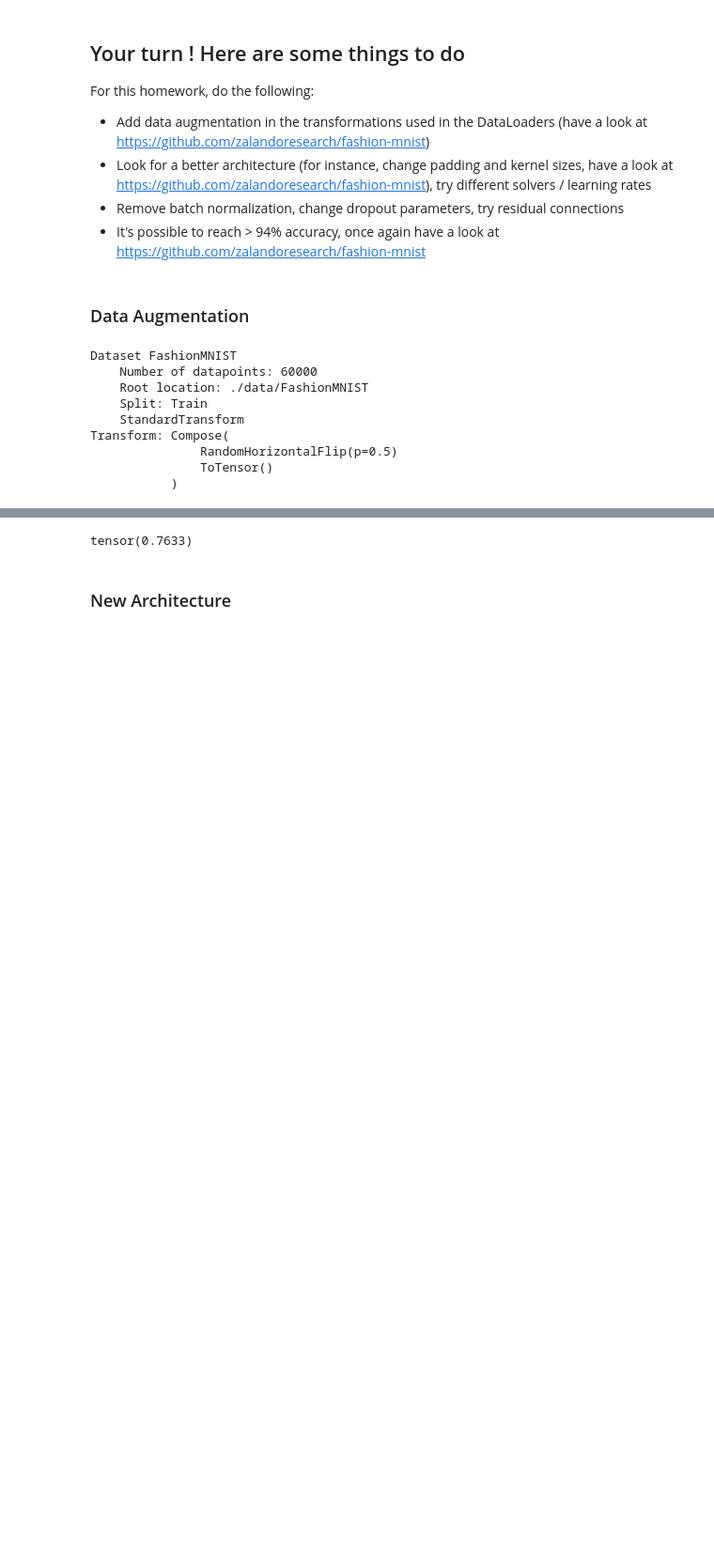
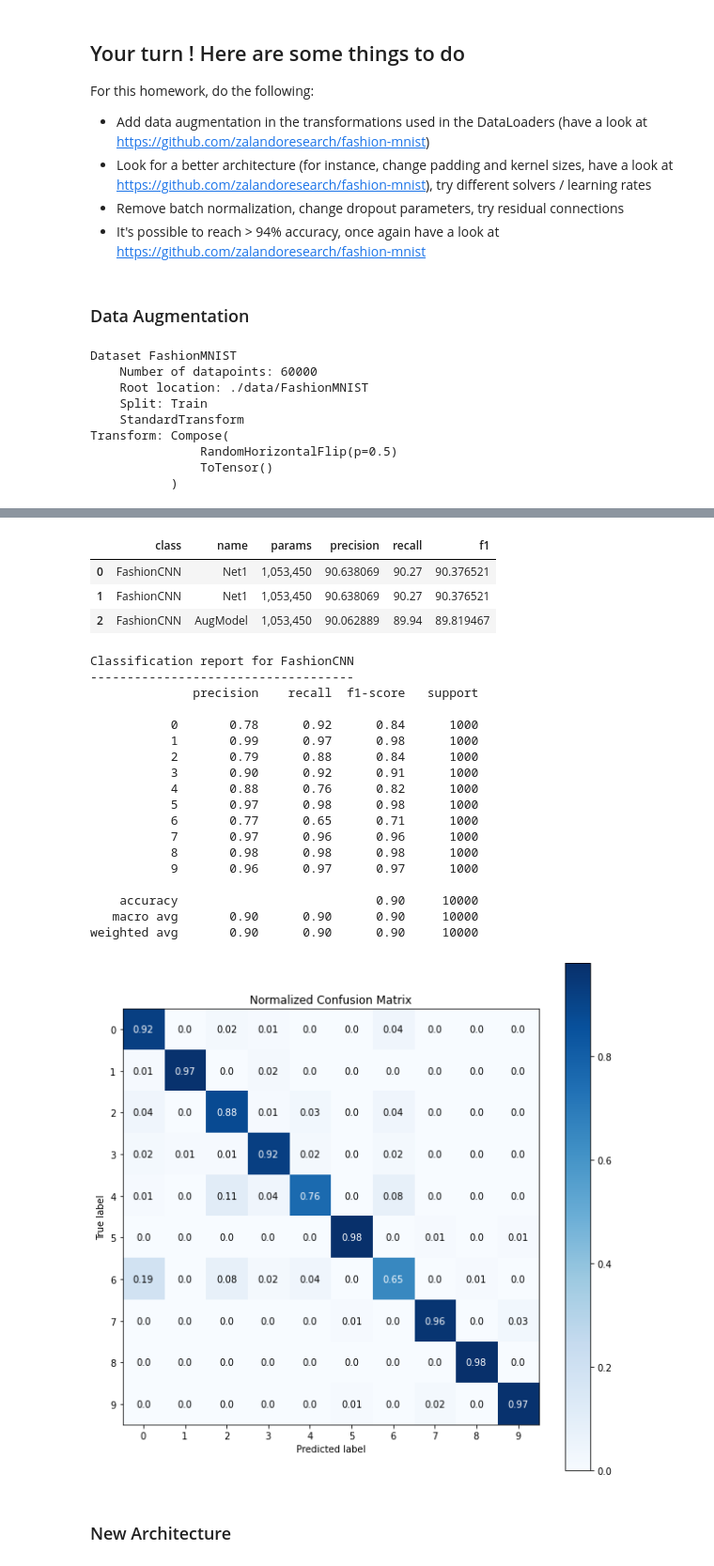
Before and after one commit to JLechuga94/DeepLearning, a Jupyter notebook: T4/tutorial04a.ipynb, the cells around one changed output, grey strips where cells are left out. Shown: that part at 94% size. Drawn from its saved outputs; the diff is of its cells as text; code cells hidden in the pictures; blank space fills up the shorter version.

```diff
--- a/T4/tutorial04a.ipynb
+++ b/T4/tutorial04a.ipynb
@@ -478,7 +598,7 @@ FashionCNN(
 )
 # %%
 trainer_aug = pl.Trainer(gpus=gpu, max_epochs=num_epochs, progress_bar_refresh_rate=20)
-trainer_aug.fit(net_aug, train_dataloader=train_loader_t, val_dataloaders=valid_loader)
+trainer_aug.fit(net_aug, train_dataloader=dataloaders['train'], val_dataloaders=dataloaders['val'])
 # %% [output]
 GPU available: True, used: True
 TPU available: None, using: 0 TPU cores
@@ -500,5 +621 @@ TPU available: None, using: 0 TPU cores
 1
-# %%
-net_aug.accuracy.compute()
-# %% [output]
-tensor(0.7633)
@@ -505,2 +624,31 @@ tensor(0.7633)
+# %%
+cnn_arch_df.drop('y_hat', axis=1)
+# %% [output]
+|  | class | name | params | precision | recall | f1 |
+| 0 | FashionCNN | Net1 | 1,053,450 | 90.638069 | 90.27 | 90.376521 |
+| 1 | FashionCNN | Net1 | 1,053,450 | 90.638069 | 90.27 | 90.376521 |
+| 2 | FashionCNN | AugModel | 1,053,450 | 90.062889 | 89.94 | 89.819467 |
+# %%
+model_performance(net_aug, dataloaders['val'])
+# %% [output]
+Classification report for FashionCNN
+------------------------------------
+              precision    recall  f1-score   support
+
+           0       0.78      0.92      0.84      1000
+           1       0.99      0.97      0.98      1000
+           2       0.79      0.88      0.84      1000
+           3       0.90      0.92      0.91      1000
+           4       0.88      0.76      0.82      1000
+           5       0.97      0.98      0.98      1000
+           6       0.77      0.65      0.71      1000
+           7       0.97      0.96      0.96      1000
+           8       0.98      0.98      0.98      1000
+           9       0.96      0.97      0.97      1000
+
+    accuracy                           0.90     10000
+   macro avg       0.90      0.90      0.90     10000
+weighted avg       0.90      0.90      0.90     10000
+[figure, added]
 # %% [markdown]
 ### New Architecture
```
Also changed, not shown: parts of 72 cells of this notebook.
